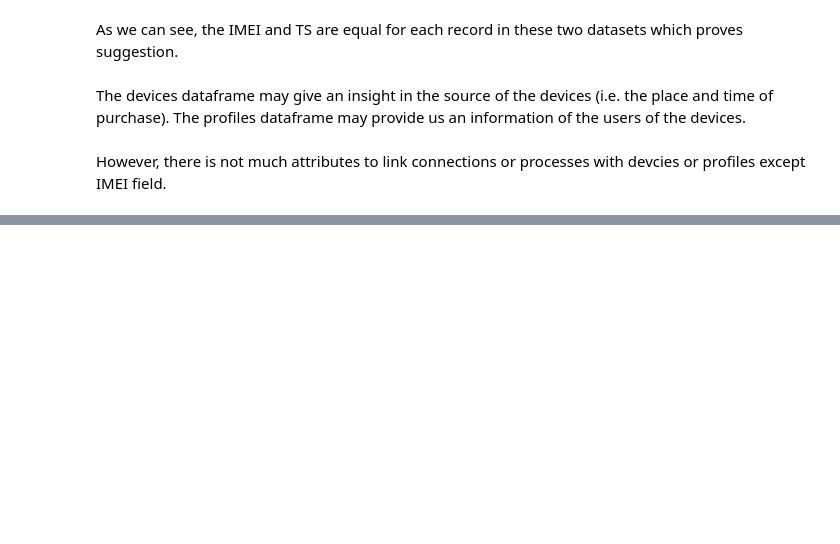
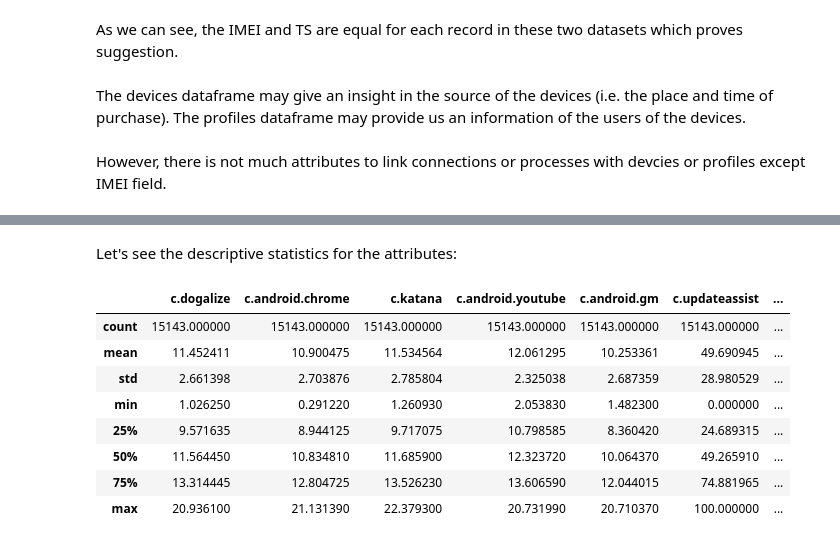
Before and after one commit to Yessirskiy/IAU-Project, a Jupyter notebook: data/project.ipynb, the cells around one changed output, grey strips where cells are left out. Saved outputs shown, nothing was run; the diff lists cells and outputs as text; code cells hidden in the pictures; blank space fills up the shorter version.

```diff
--- a/data/project.ipynb
+++ b/data/project.ipynb
@@ -129,0 +186,14 @@ However, there is not much attributes to link connections or processes with devc
+# %% [markdown]
+Let's see the descriptive statistics for the attributes:
+# %%
+conn_attrs.describe()
+# %% [output]
+|  | c.dogalize | c.android.chrome | c.katana | c.android.youtube | c.android.gm | c.updateassist | ... |
+| count | 15143.000000 | 15143.000000 | 15143.000000 | 15143.000000 | 15143.000000 | 15143.000000 | ... |
+| mean | 11.452411 | 10.900475 | 11.534564 | 12.061295 | 10.253361 | 49.690945 | ... |
+| std | 2.661398 | 2.703876 | 2.785804 | 2.325038 | 2.687359 | 28.980529 | ... |
+| min | 1.026250 | 0.291220 | 1.260930 | 2.053830 | 1.482300 | 0.000000 | ... |
+| 25% | 9.571635 | 8.944125 | 9.717075 | 10.798585 | 8.360420 | 24.689315 | ... |
+| 50% | 11.564450 | 10.834810 | 11.685900 | 12.323720 | 10.064370 | 49.265910 | ... |
+| 75% | 13.314445 | 12.804725 | 13.526230 | 13.606590 | 12.044015 | 74.881965 | ... |
+| max | 20.936100 | 21.131390 | 22.379300 | 20.731990 | 20.710370 | 100.000000 | ... |
```
Also changed, not shown: parts of 13 cells of this notebook.
